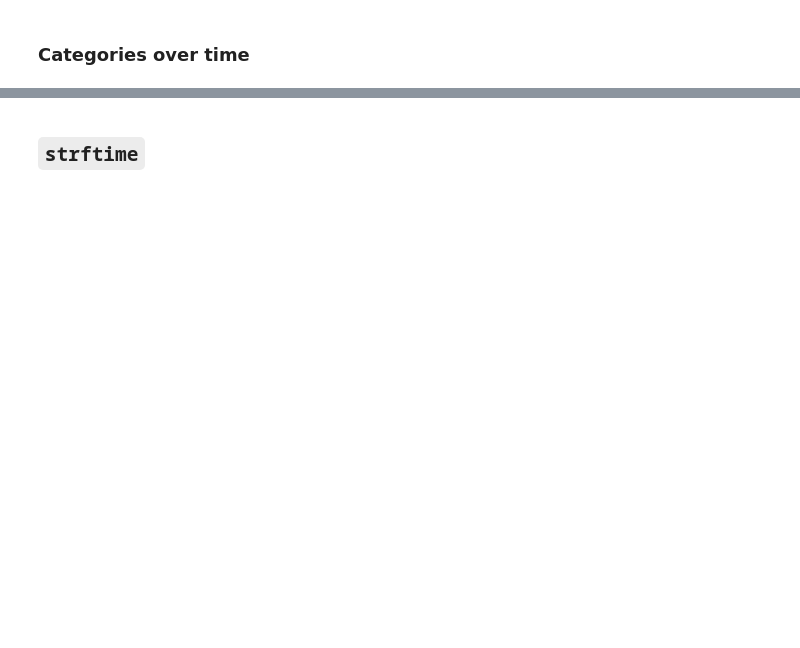
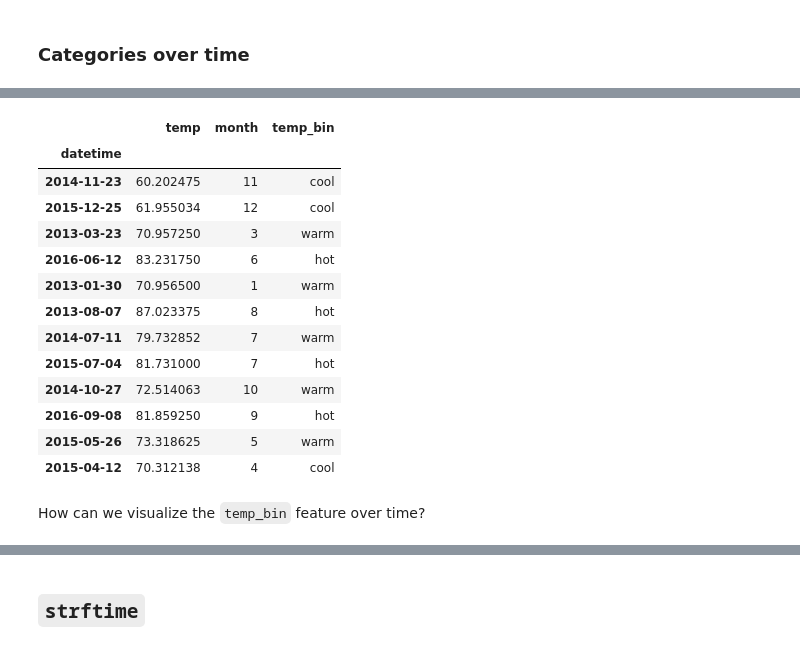
Before and after one commit to Brandon-Martinez27/time-series-exercises, a Jupyter notebook: explore_lesson.ipynb, the cells around one changed output, grey strips where cells are left out. Cells and saved outputs as stored; diff of their text form; code cells hidden in the pictures; blank space fills up the shorter version.

```diff
--- a/explore_lesson.ipynb
+++ b/explore_lesson.ipynb
@@ -382,3 +412,22 @@ train.groupby('temp_bin').mean()
+# %%
+train.sample(12)
+# %% [output]
+|  | temp | month | temp_bin |
+| datetime |  |  |  |
+| 2014-11-23 | 60.202475 | 11 | cool |
+| 2015-12-25 | 61.955034 | 12 | cool |
+| 2013-03-23 | 70.957250 | 3 | warm |
+| 2016-06-12 | 83.231750 | 6 | hot |
+| 2013-01-30 | 70.956500 | 1 | warm |
+| 2013-08-07 | 87.023375 | 8 | hot |
+| 2014-07-11 | 79.732852 | 7 | warm |
+| 2015-07-04 | 81.731000 | 7 | hot |
+| 2014-10-27 | 72.514063 | 10 | warm |
+| 2016-09-08 | 81.859250 | 9 | hot |
+| 2015-05-26 | 73.318625 | 5 | warm |
+| 2015-04-12 | 70.312138 | 4 | cool |
+# %% [markdown]
+How can we visualize the `temp_bin` feature over time?
 # %%
 (train.groupby('temp_bin')
  .resample('M')
```
Also changed, not shown: parts of 16 cells of this notebook, 1 other file.
